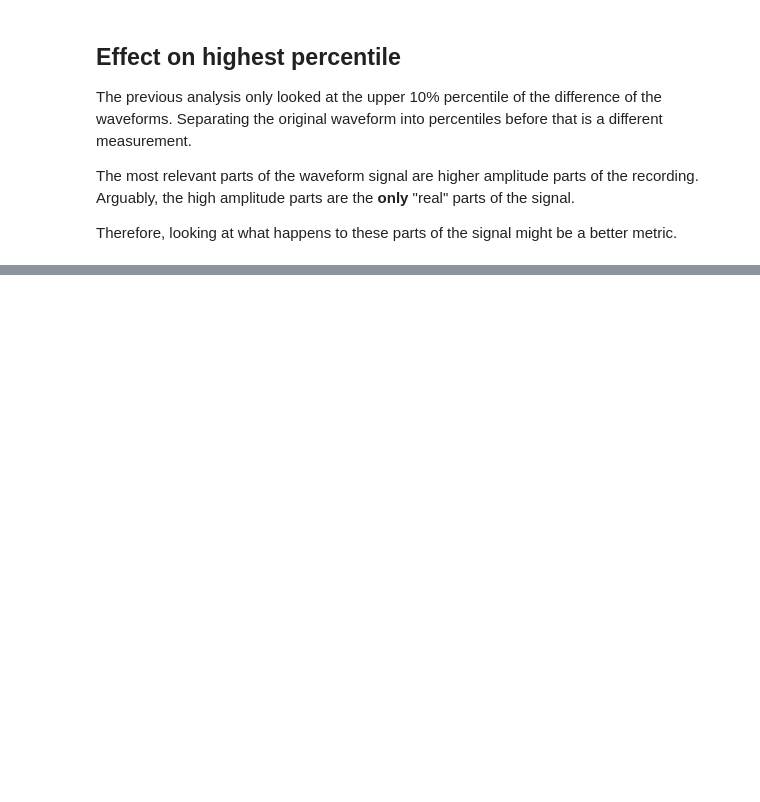
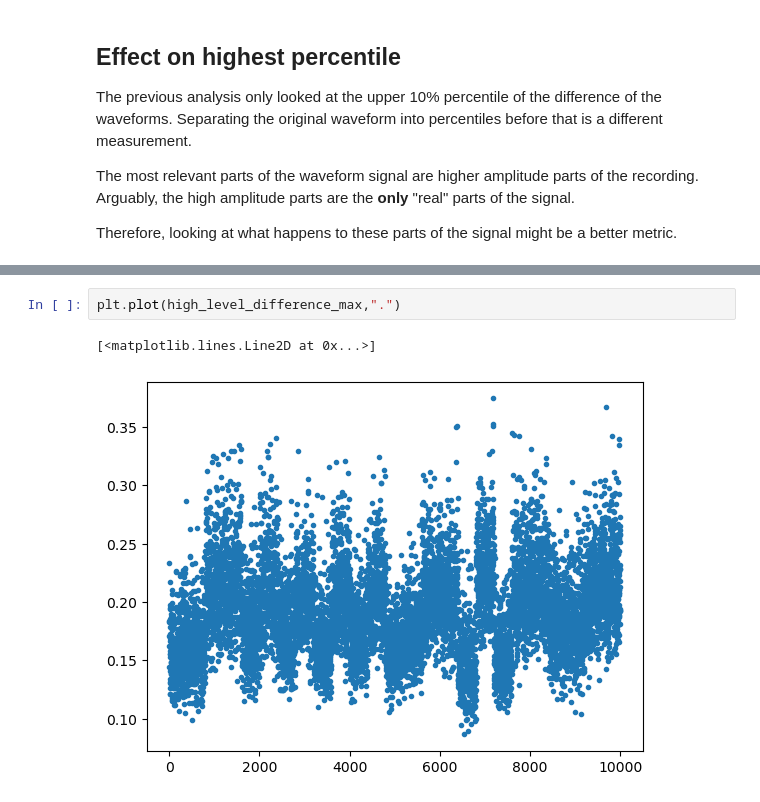
Before and after one commit to alexmundt/waveform-stft-denoise, a Jupyter notebook: Testing - Phase Differences.ipynb, the cells around one changed output, grey strips where cells are left out. Saved outputs shown, nothing was run; the diff lists cells and outputs as text; blank space fills up the shorter version.

```diff
--- a/Testing - Phase Differences.ipynb
+++ b/Testing - Phase Differences.ipynb
@@ -204,0 +290,5 @@ Therefore, looking at what happens to these parts of the signal might be a bette
+# %%
+plt.plot(high_level_difference_max,".")
+# %% [output]
+[<matplotlib.lines.Line2D at 0x...>]
+[figure, added]
```
Also changed, not shown: parts of 48 cells of this notebook.
